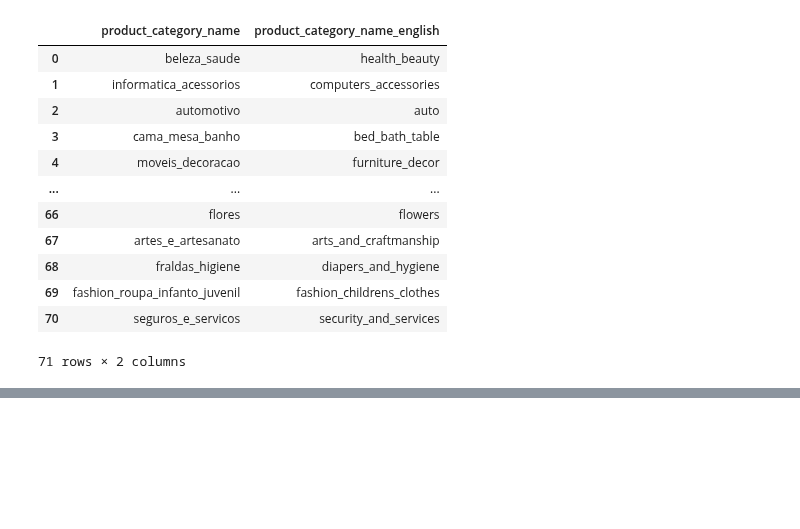
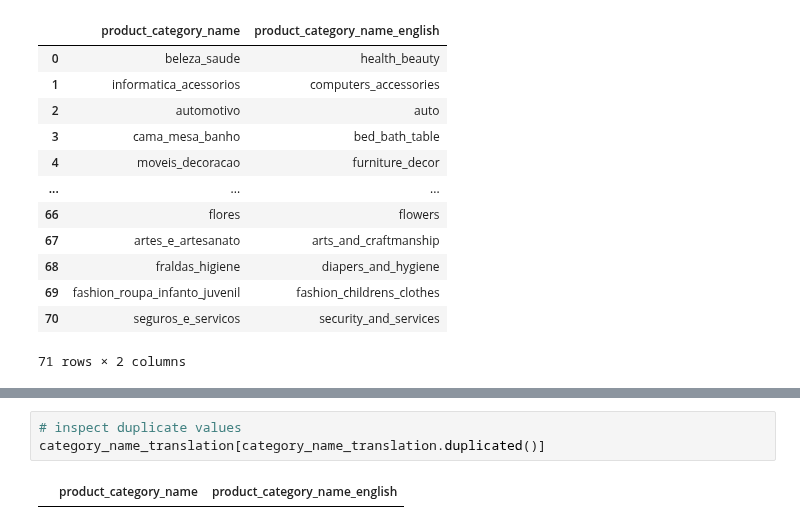
Before and after one commit to Daviedavie100/ML_MachineLearning, a Jupyter notebook: ecommerce.ipynb, the cells around one changed output, grey strips where cells are left out. Drawn from its saved outputs; the diff is of its cells as text; blank space fills up the shorter version.

```diff
--- a/ecommerce.ipynb
+++ b/ecommerce.ipynb
@@ -562,0 +570,5 @@ category_name_translation
+# %%
+# inspect duplicate values
+category_name_translation[category_name_translation.duplicated()]
+# %% [output]
+|  | product_category_name | product_category_name_english |
```
Also changed, not shown: parts of 2 cells of this notebook.
